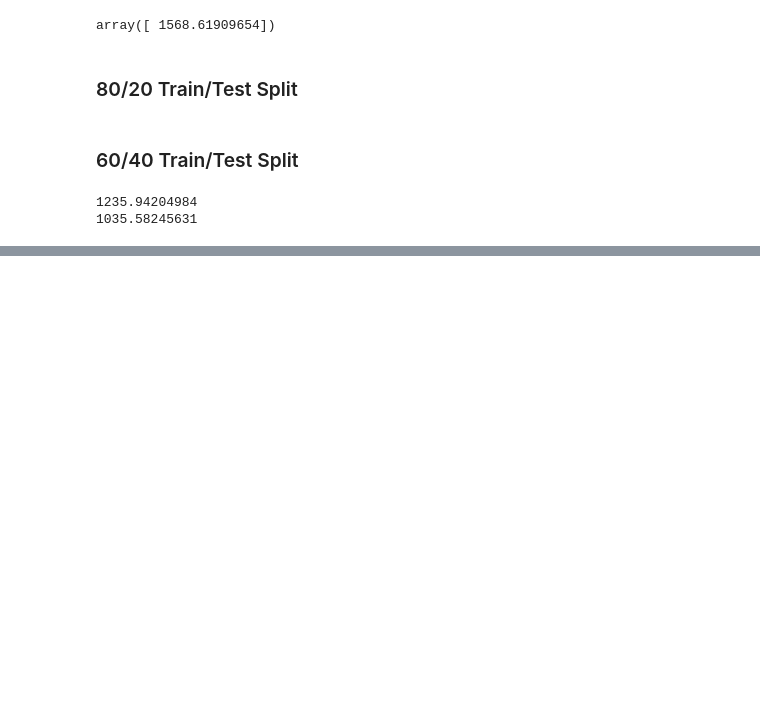
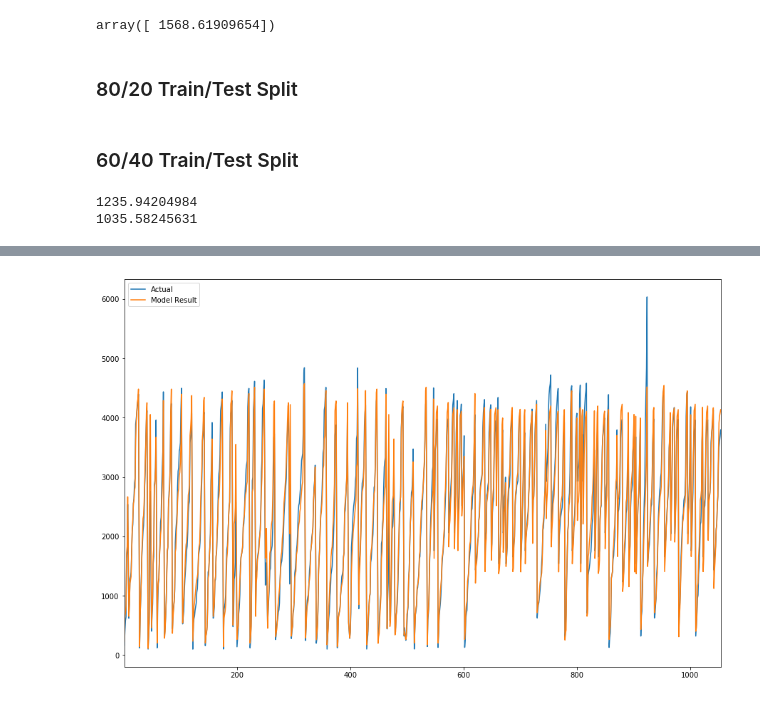
Before and after one commit to neilerer/ByteMe, a Jupyter notebook: models/linear_model/linear_regression_model_notebook.ipynb, the cells around one changed output, grey strips where cells are left out. Cells and saved outputs as stored; diff of their text form; code cells hidden in the pictures; blank space fills up the shorter version.

```diff
--- a/models/linear_model/linear_regression_model_notebook.ipynb
+++ b/models/linear_model/linear_regression_model_notebook.ipynb
@@ -265,0 +266,9 @@ with open("pickle_files/00040001.pkl", "rb") as input_file: # loading pickle fil
+# %%
+with open("pickle_files/"+jpid+".pkl", "rb") as input_file: # loading pickle file
+    data=pkl.load(input_file)
+# %%
+linreg_df=df[df['StopSeq']!=0]
+train, test = train_test_split(linreg_df, test_size = 0)
+# %%
+X_train = linreg_df[['StopSeq','WeekDay','Hours']]
+y_train = linreg_df['Cumulative Time Taken']
@@ -265,0 +279,3 @@ with open("pickle_files/00040001.pkl", "rb") as input_file: # loading pickle fil
+# %%
+a=pd.DataFrame({"Actual":y_train,"Model Result":data.predict(X_train)})
+a
@@ -265,0 +308,4 @@ with open("pickle_files/00040001.pkl", "rb") as input_file: # loading pickle fil
+# %%
+fig=a.plot(y=["Actual", "Model Result"], kind="line", figsize=(15,10))
+# %% [output]
+[figure, added]
```
Also changed, not shown: parts of 8 cells of this notebook, 3 other files.
